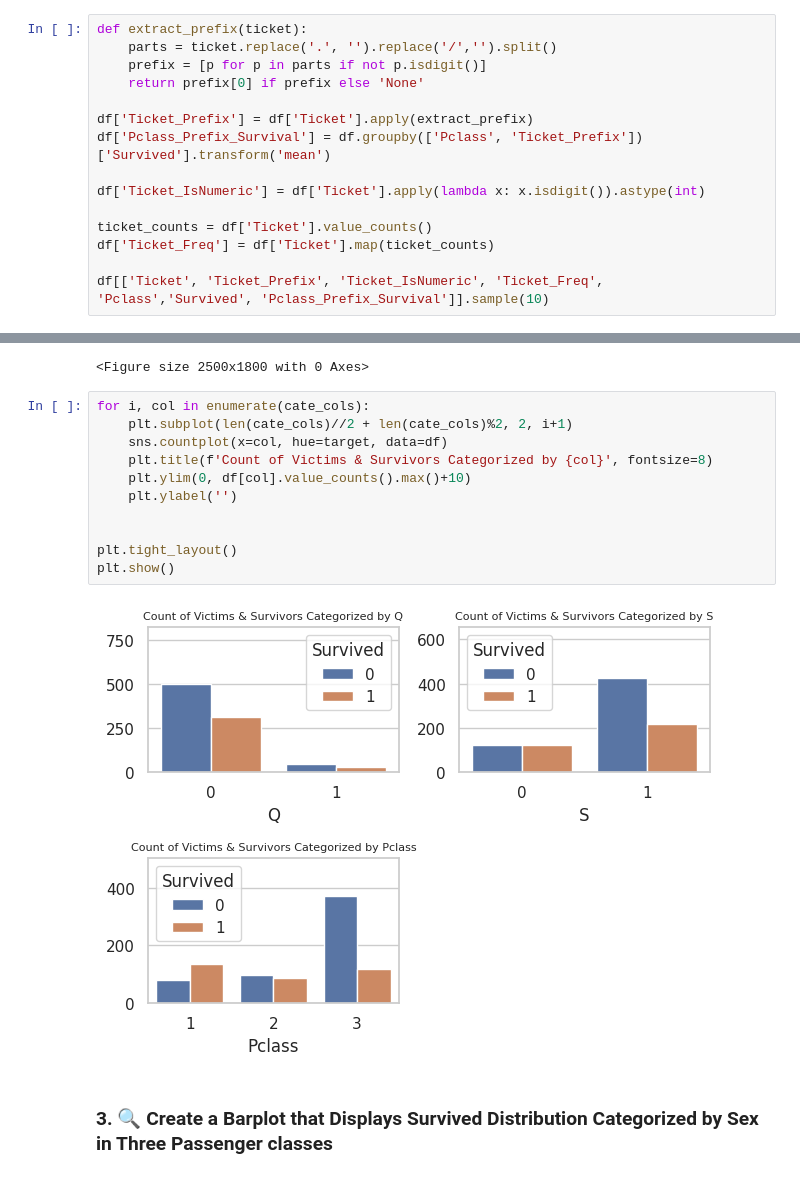
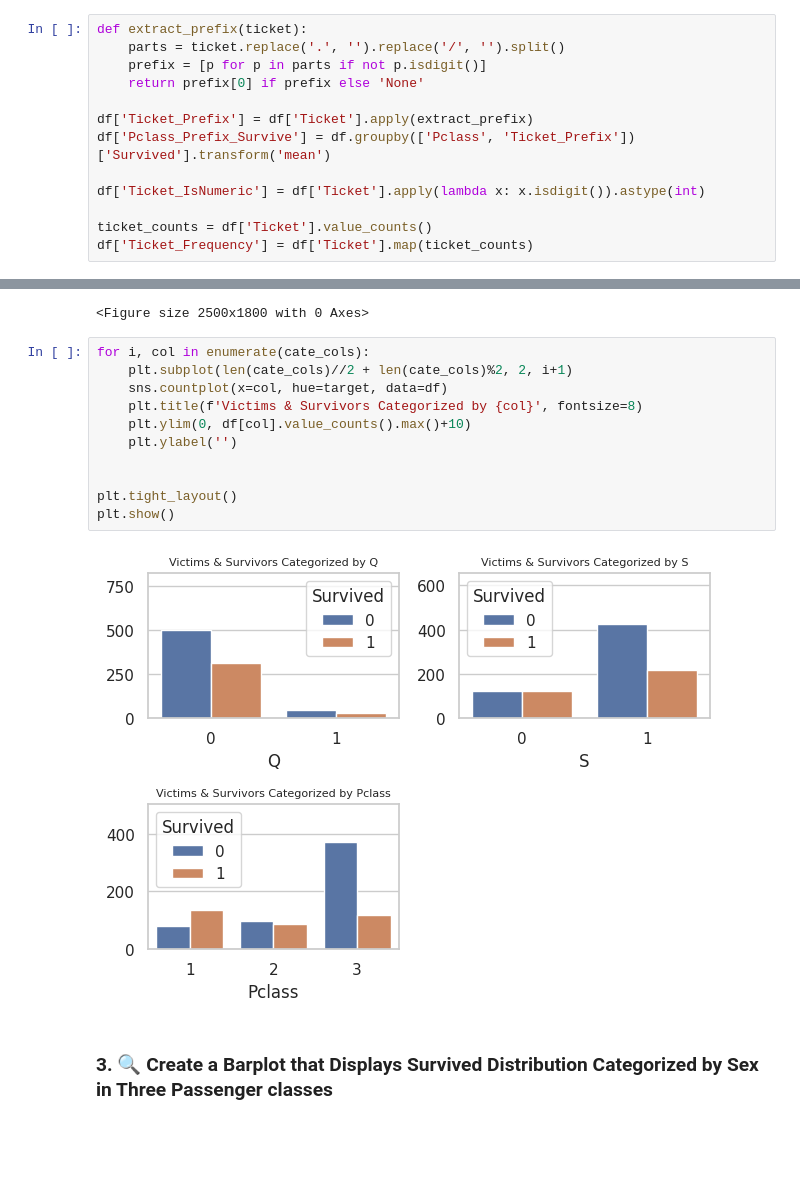
Before and after one commit to yigaai/StoryTelling_with_Data_myTelescope, a Jupyter notebook: titanic-survival-prediction.ipynb, the cells around one changed output, grey strips where cells are left out. Cells and saved outputs as stored; diff of their text form; blank space fills up the shorter version.

Commit message:
Kaggle Notebook | Titanic_Survival_Prediction  | Titanic_Survival_Prediction

```diff
--- a/titanic-survival-prediction.ipynb
+++ b/titanic-survival-prediction.ipynb
@@ -313,16 +318,14 @@ Name: Ticket, dtype: object
         4. Count the frequency of each ticket.
 # %%
 def extract_prefix(ticket):
-    parts = ticket.replace('.', '').replace('/','').split()
+    parts = ticket.replace('.', '').replace('/', '').split()
     prefix = [p for p in parts if not p.isdigit()]
     return prefix[0] if prefix else 'None'
 
 df['Ticket_Prefix'] = df['Ticket'].apply(extract_prefix)
-df['Pclass_Prefix_Survival'] = df.groupby(['Pclass', 'Ticket_Prefix'])['Survived'].transform('mean')
+df['Pclass_Prefix_Survive'] = df.groupby(['Pclass', 'Ticket_Prefix'])['Survived'].transform('mean')
 
 df['Ticket_IsNumeric'] = df['Ticket'].apply(lambda x: x.isdigit()).astype(int)
 
 ticket_counts = df['Ticket'].value_counts()
-df['Ticket_Freq'] = df['Ticket'].map(ticket_counts)
-
-df[['Ticket', 'Ticket_Prefix', 'Ticket_IsNumeric', 'Ticket_Freq', 'Pclass','Survived', 'Pclass_Prefix_Survival']].sample(10)
+df['Ticket_Frequency'] = df['Ticket'].map(ticket_counts)
@@ -454,16 +495,16 @@ fig = plt.figure(figsize = (25, len(cate_cols)*6))
 # %%
 for i, col in enumerate(cate_cols):
     plt.subplot(len(cate_cols)//2 + len(cate_cols)%2, 2, i+1)
     sns.countplot(x=col, hue=target, data=df)
-    plt.title(f'Count of Victims & Survivors Categorized by {col}', fontsize=8)
+    plt.title(f'Victims & Survivors Categorized by {col}', fontsize=8)
     plt.ylim(0, df[col].value_counts().max()+10)
     plt.ylabel('')
 
 
 plt.tight_layout()
 plt.show()
 # %% [output]
-[figure, old version]
+[figure, new version]
 # %% [markdown]
 ### 3. 🔍 **Create a Barplot that Displays Survived Distribution Categorized by Sex in Three Passenger classes**
 # %%
```
Also changed, not shown: parts of 12 cells of this notebook.
